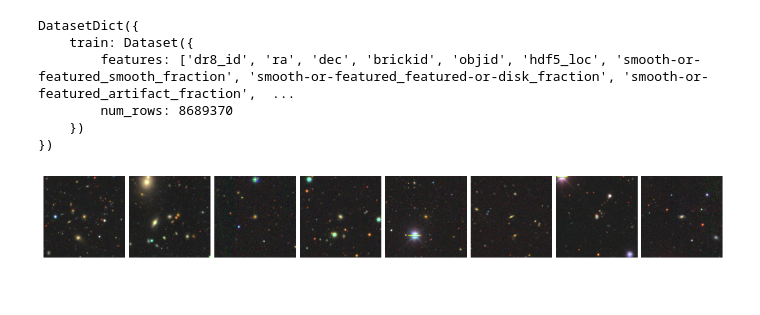
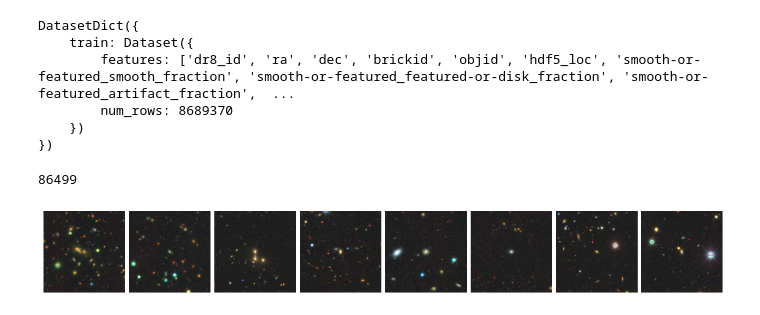
Before and after one commit to SandyYuan/galaxydiffuser, a Jupyter notebook: conditional_diffuser.ipynb, the cells around one changed output. Drawn from its saved outputs; the diff is of its cells as text; code cells hidden in the pictures.

```diff
--- a/conditional_diffuser.ipynb
+++ b/conditional_diffuser.ipynb
@@ -1,30 +23,34 @@
 # %%
-from datasets import load_dataset
-
 # ds = load_dataset("Smith42/galaxies", split='test') # , cache_dir="PATH/TO/MY/CACHE/DIR"
 metadata = load_dataset("parquet", data_files="/pscratch/sd/s/sihany/smithgalaxies/galaxies/metadata.parquet")
+
+metadata
+# %% [output]
+DatasetDict({
+    train: Dataset({
+        features: ['dr8_id', 'ra', 'dec', 'brickid', 'objid', 'hdf5_loc', 'smooth-or-featured_smooth_fraction', 'smooth-or-featured_featured-or-disk_fraction', 'smooth-or-featured_artifact_fraction',  ...
+        num_rows: 8689370
+    })
+})
-# %%
-metadata
-# %% [output]
-DatasetDict({
-    train: Dataset({
-        features: ['dr8_id', 'ra', 'dec', 'brickid', 'objid', 'hdf5_loc', 'smooth-or-featured_smooth_fraction', 'smooth-or-featured_featured-or-disk_fraction', 'smooth-or-featured_artifact_fraction',  ...
-        num_rows: 8689370
-    })
-})
 # %%
-images = load_dataset("parquet", data_files={'test': '/pscratch/sd/s/sihany/smithgalaxies/galaxies/data/test*'})
+DEVICE = torch.device("cuda" if torch.cuda.is_available() else "cpu")
+ds = load_dataset("parquet", data_files={'train': '/pscratch/sd/s/sihany/smithgalaxies/galaxies/data/val*'}, split="train")
+ds = ds.with_format("torch", device=DEVICE)
+# %%
+len(ds)
+# %% [output]
+86499
 # %%
 # plot examples
 import matplotlib.pyplot as plt
 
 fig, axs = plt.subplots(1, 8, figsize=(16, 4))
-for i, image in enumerate(images['test'][:8]["image"]):
-    axs[i].imshow(image)
+for i, image in enumerate(ds[:8]['image']):
+    axs[i].imshow(image.cpu())
     # axs[i].set_xlim(64, 192)
     # axs[i].set_ylim(64, 192)
     axs[i].set_axis_off()
 plt.subplots_adjust(wspace=0.05, hspace=0)
 fig.show()
 # %% [output]
-[figure, old version]
+[figure, new version]
```
Also changed, not shown: parts of 12 cells of this notebook, 2 other files.
